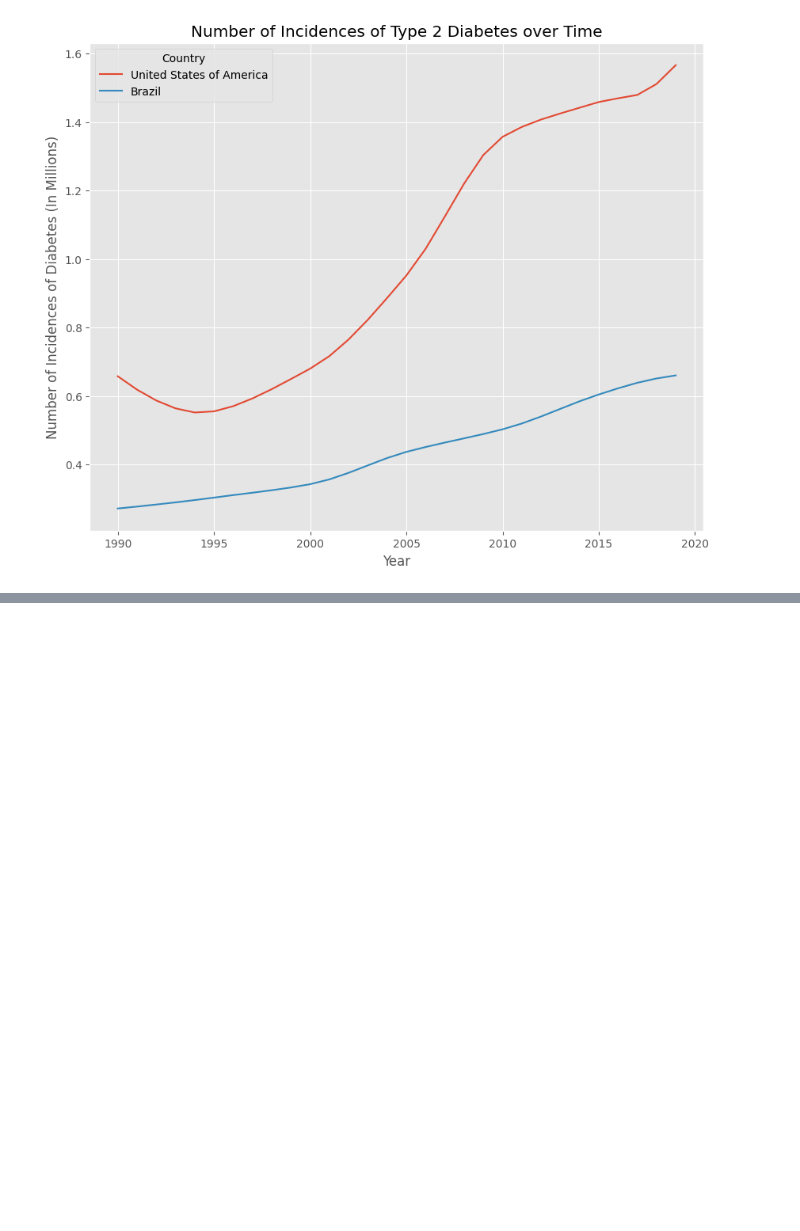
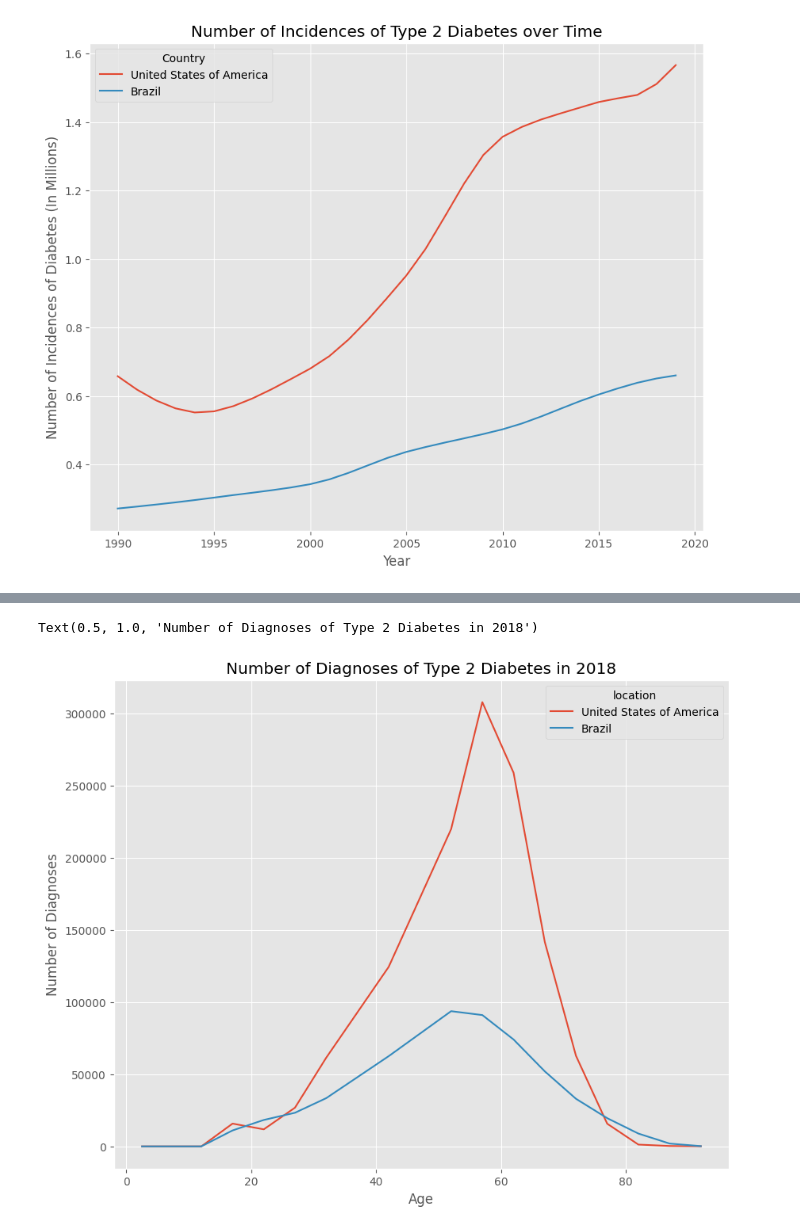
Before and after one commit to JosephMuschialli/QM2, a Jupyter notebook: Project/Brazil_vs_USA.ipynb, the cells around one changed output, grey strips where cells are left out. Cells and saved outputs as stored; diff of their text form; code cells hidden in the pictures; blank space fills up the shorter version.

```diff
--- a/Project/Brazil_vs_USA.ipynb
+++ b/Project/Brazil_vs_USA.ipynb
@@ -48,0 +50,15 @@ Text(0.5, 1.0, 'Number of Incidences of Type 2 Diabetes over Time')
+# %%
+df= pd.read_csv('Fulldatasetincludingages.csv')
+countries = ['United States of America', 'Brazil']
+df=df[df['location'].isin(countries)]
+df = df.replace('years','',regex=True)
+df = df[df['age']!='All ages']
+df = df[df['metric']=='Number']
+df = df[df['year']==2018]
+# %%
+def get_median_age(age_range):
+    age_split = age_range.split('-')
+    return (int(age_split[0]) + int(age_split[1])) / 2
+
+df['Age'] = df['age'].apply(get_median_age)
+df
@@ -48,0 +83,6 @@ Text(0.5, 1.0, 'Number of Incidences of Type 2 Diabetes over Time')
+# %%
+df['Number of Diagnoses']=df['val']
+sns.lineplot(data=df,x='Age',y='Number of Diagnoses',hue='location').set_title('Number of Diagnoses of Type 2 Diabetes in 2018')
+# %% [output]
+Text(0.5, 1.0, 'Number of Diagnoses of Type 2 Diabetes in 2018')
+[figure, added]
```
Also changed, not shown: parts of 7 cells of this notebook.
